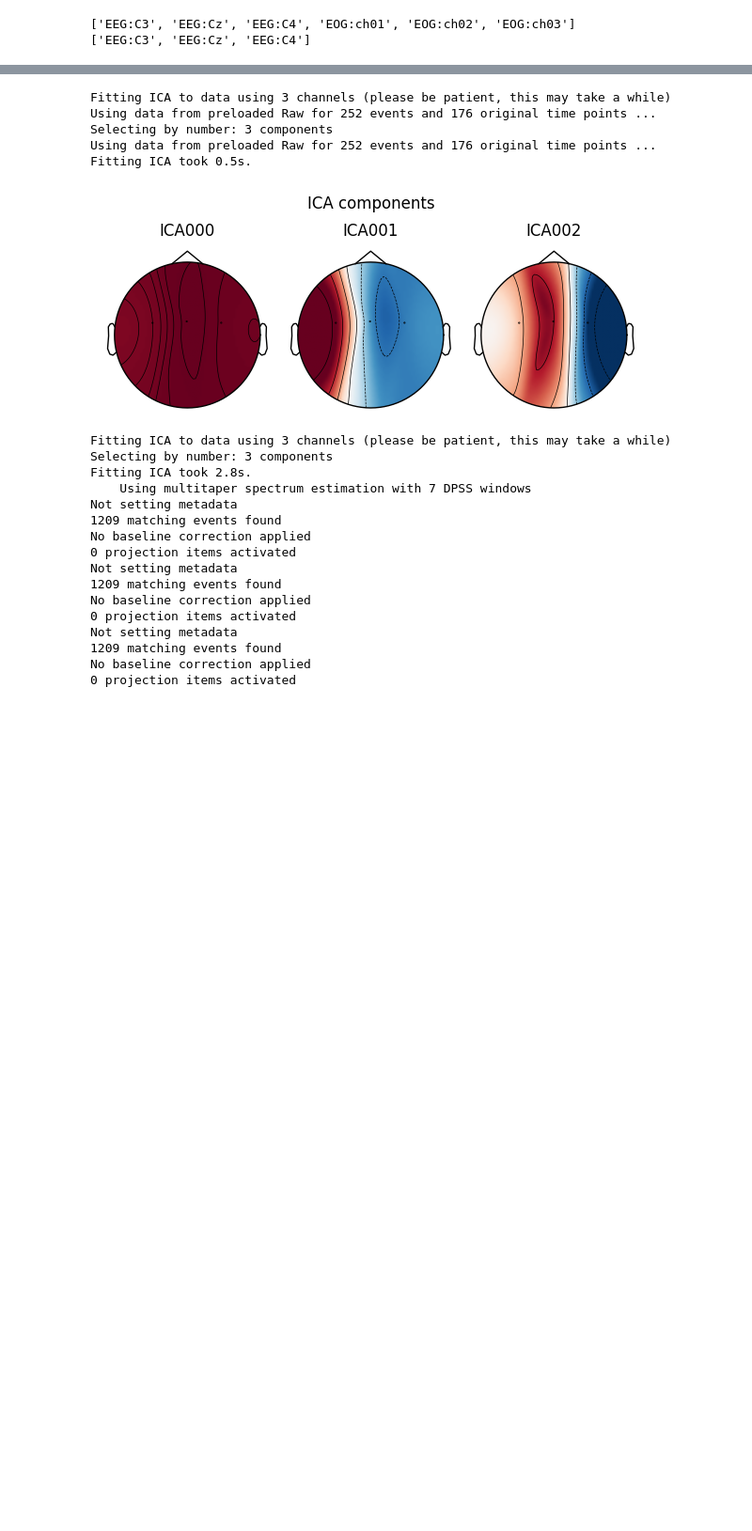
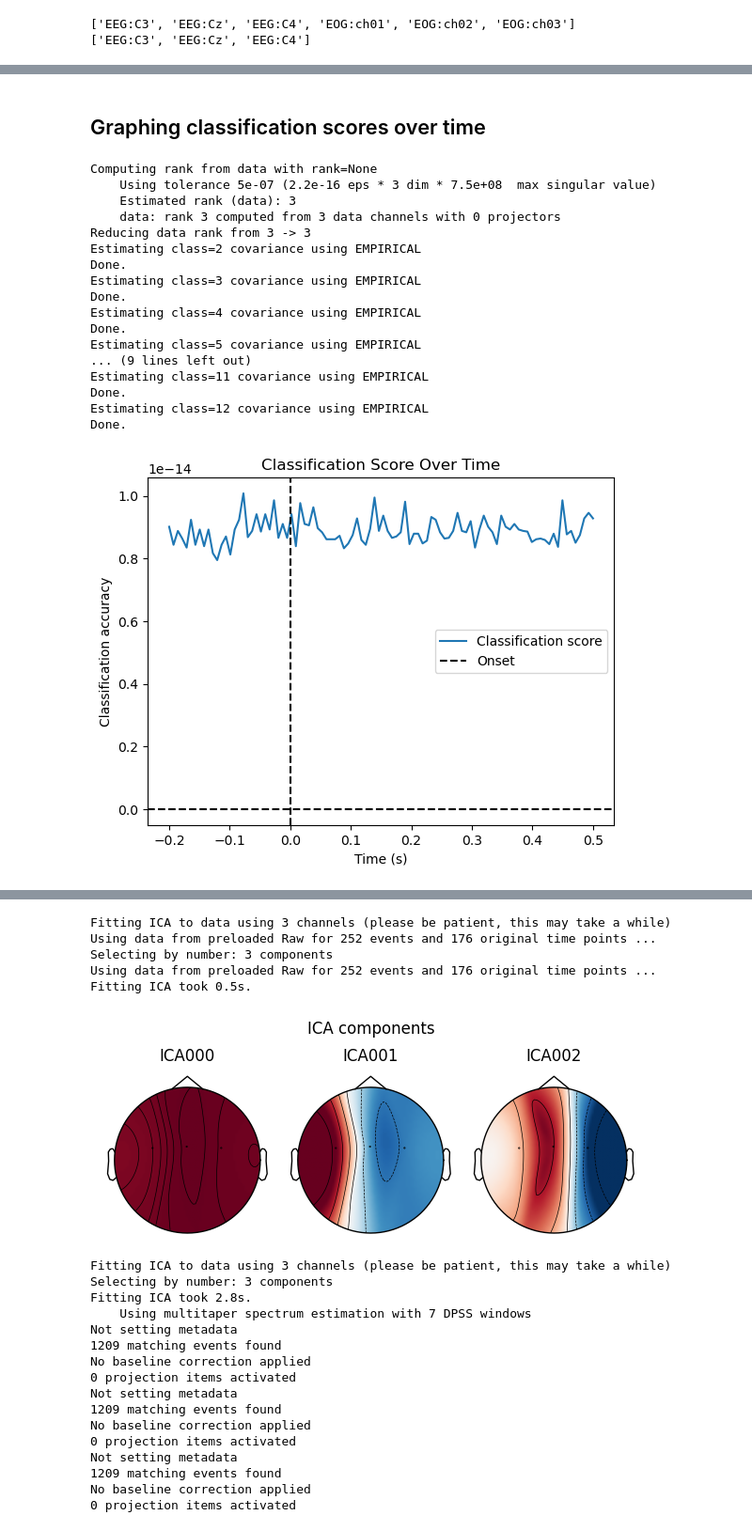
Before and after one commit to 7seraph/cogs189project, a Jupyter notebook: data_tuning_hyperparam.ipynb, the cells around one changed output, grey strips where cells are left out. Shown at 94% size. Drawn from its saved outputs; the diff is of its cells as text; code cells hidden in the pictures; blank space fills up the shorter version.

```diff
--- a/data_tuning_hyperparam.ipynb
+++ b/data_tuning_hyperparam.ipynb
@@ -367,0 +310,49 @@ Testing data shape: (51, 3, 176)
+# %% [markdown]
+## Graphing classification scores over time
+# %%
+# plot scores over time
+from sklearn.pipeline import make_pipeline
+from sklearn.linear_model import LogisticRegression
+from sklearn.preprocessing import StandardScaler
+
+# create pipeline
+clf = make_pipeline(CSP(n_components=4, reg=None, log=True, norm_trace=False),
+                    StandardScaler(),
+                    LogisticRegression())
+
+# fit pipeline
+clf.fit(X_train, y_train)
+
+# get scores
+scores = clf.decision_function(X_test)
+
+# plot classification scores over time
+mean_scores = scores.mean(axis=1)  # Average scores across trials
+time_points = np.linspace(epochs.tmin, epochs.tmax, len(mean_scores))  # Generate time points
+plt.plot(time_points, mean_scores)
+plt.axhline(0, color='k', linestyle='--')
+plt.axvline(0, color='k', linestyle='--')
+plt.xlabel('Time (s)')
+plt.ylabel('Classification accuracy')
+plt.title('Classification Score Over Time')
+plt.legend(['Classification score', 'Onset'])
+plt.show()
+# %% [output]
+Computing rank from data with rank=None
+    Using tolerance 5e-07 (2.2e-16 eps * 3 dim * 7.5e+08  max singular value)
+    Estimated rank (data): 3
+    data: rank 3 computed from 3 data channels with 0 projectors
+Reducing data rank from 3 -> 3
+Estimating class=2 covariance using EMPIRICAL
+Done.
+Estimating class=3 covariance using EMPIRICAL
+Done.
+Estimating class=4 covariance using EMPIRICAL
+Done.
+Estimating class=5 covariance using EMPIRICAL
+... (9 lines left out)
+Estimating class=11 covariance using EMPIRICAL
+Done.
+Estimating class=12 covariance using EMPIRICAL
+Done.
+[figure, added]
```
Also changed, not shown: parts of 20 cells of this notebook.
